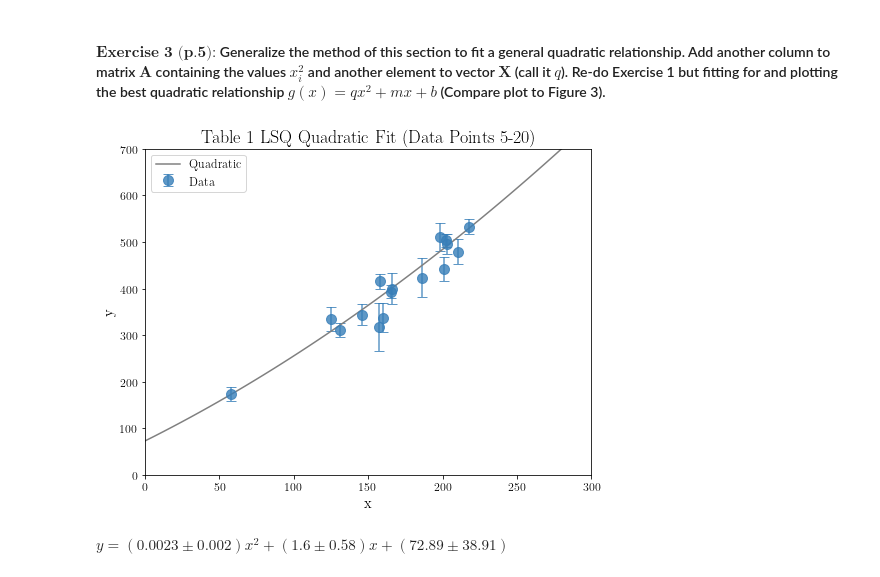
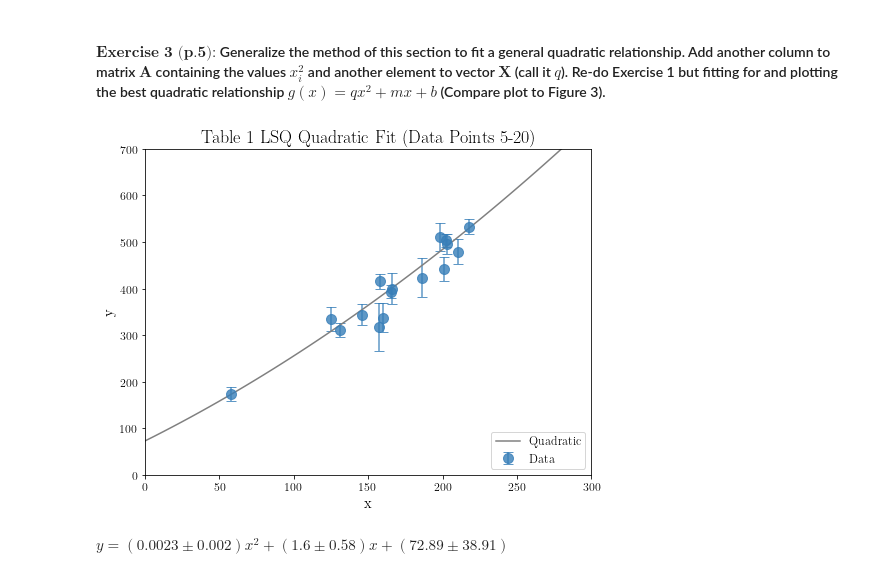
Before and after one commit to mwalder428/MiniProjects, a Jupyter notebook: data_analysis/FittingData2ModelEx.ipynb, the cells around one changed output. Saved outputs shown, nothing was run; the diff lists cells and outputs as text; code cells hidden in the pictures.

Commit message:
fixed ex7 and plot legends

```diff
--- a/data_analysis/FittingData2ModelEx.ipynb
+++ b/data_analysis/FittingData2ModelEx.ipynb
@@ -271,36 +271,36 @@ g = X[2,0]*x_sq + X[1,0]*x + X[0,0]
 #now plot!
 #set up the figure
 fig, ax = plt.subplots(1, 1, figsize=(8,6))
 fig.set_facecolor('white')
 
 #set fontsizes
 plt.xticks(fontsize=tick_label_size)
 plt.yticks(fontsize=tick_label_size)
 ax.set_xlabel(r"x", fontsize = label_size)
 ax.set_ylabel(r"y", fontsize = label_size)
 ax.set_title(r'Table 1 LSQ Quadratic Fit (Data Points 5-20)', fontsize = title_size)
 
 #set x and y limits
 ax.set_xlim(0,300)
 ax.set_ylim(0,700)
 
 #create array of x values for the line to extend beyond the data
 x_line = np.linspace(0, 300)
 g_line = X[2,0]*x_line**2 + X[1,0]*x_line + X[0,0]
 
 #plot the data points
 ax.errorbar(x, y, fmt = 'o', yerr=sigma_y, markersize = ms, capsize = capsize, color = blue, alpha=alpha, label=r'Data')
 
 #plot the best-fit line
 ax.plot(x_line, g_line, color = 'gray', label='Quadratic')
 
 #make the legend
-ax.legend(fontsize='large')
+ax.legend(loc='lower right',fontsize='large')
 
 
-fig.savefig('/insert/path/here/lsq_quad_5_20.png', bbox_inches = 'tight')
+fig.savefig('/home/madisonwalder/data_analysis/ex3_lsq_quad_5_20.png', bbox_inches = 'tight')
 # %% [output]
-[figure, old version]
+[figure, new version]
 # %%
 #display the results and compare with Figure 3 in HBL (2010)
 y_int = X[0,0]
```
Also changed, not shown: parts of 21 cells of this notebook, 14 other files.
